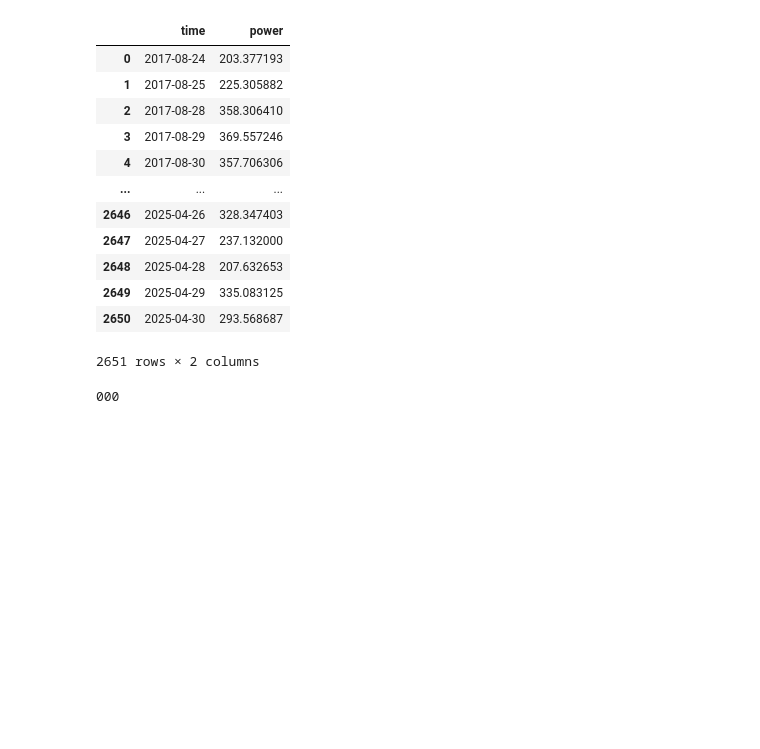
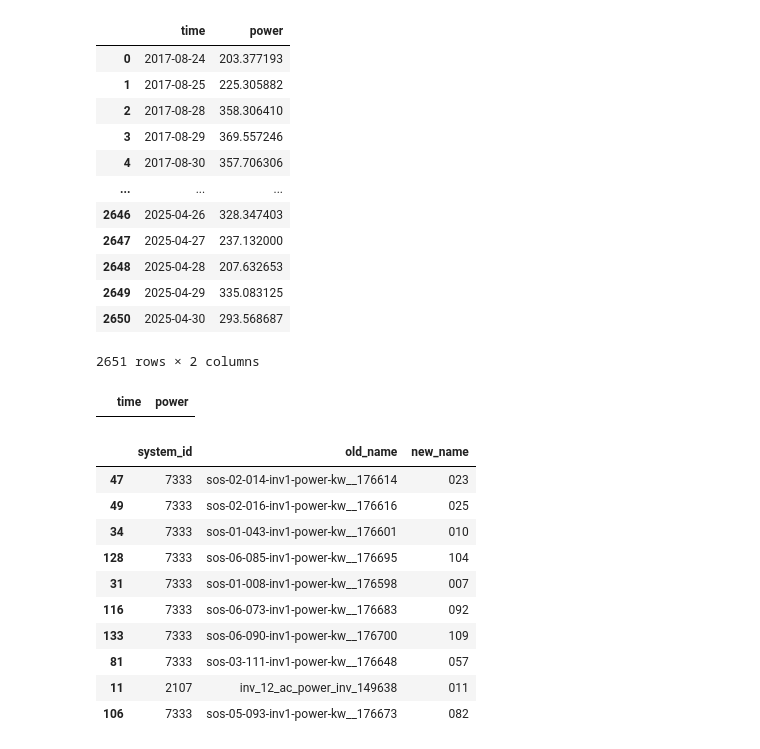
Before and after one commit to Erdos-Projects/predicting-day-ahead-solar-power-production, a Jupyter notebook: notebooks/eda/RS/IGNORE 2.ipynb, the cells around one changed output. Saved outputs shown, nothing was run; the diff lists cells and outputs as text; code cells hidden in the pictures; blank space fills up the shorter version.

```diff
--- a/notebooks/eda/RS/IGNORE 2.ipynb
+++ b/notebooks/eda/RS/IGNORE 2.ipynb
@@ -293,6 +293,24 @@ display(averages_test)
 | 2650 | 2025-04-30 | 293.568687 |
 2651 rows × 2 columns
 # %%
-obj_9068.write_to_file(averages_test,"inverter")
+cleaned_test[cleaned_test.duplicated()]
 # %% [output]
-000
+|  | time | power |
+# %%
+#goal: plot a few of the pieces of data we have.
+
+inverters = pd.read_csv('../../../../data_ds_project/systems/prize/new_inverter_names_for_prize_cleaned_power.csv', dtype={"new_name": str})
+df = inverters.sample(10)
+df
+# %% [output]
+|  | system_id | old_name | new_name |
+| 47 | 7333 | sos-02-014-inv1-power-kw__176614 | 023 |
+| 49 | 7333 | sos-02-016-inv1-power-kw__176616 | 025 |
+| 34 | 7333 | sos-01-043-inv1-power-kw__176601 | 010 |
+| 128 | 7333 | sos-06-085-inv1-power-kw__176695 | 104 |
+| 31 | 7333 | sos-01-008-inv1-power-kw__176598 | 007 |
+| 116 | 7333 | sos-06-073-inv1-power-kw__176683 | 092 |
+| 133 | 7333 | sos-06-090-inv1-power-kw__176700 | 109 |
+| 81 | 7333 | sos-03-111-inv1-power-kw__176648 | 057 |
+| 11 | 2107 | inv_12_ac_power_inv_149638 | 011 |
+| 106 | 7333 | sos-05-093-inv1-power-kw__176673 | 082 |
```
Also changed, not shown: parts of 2 cells of this notebook, 4 other files.
